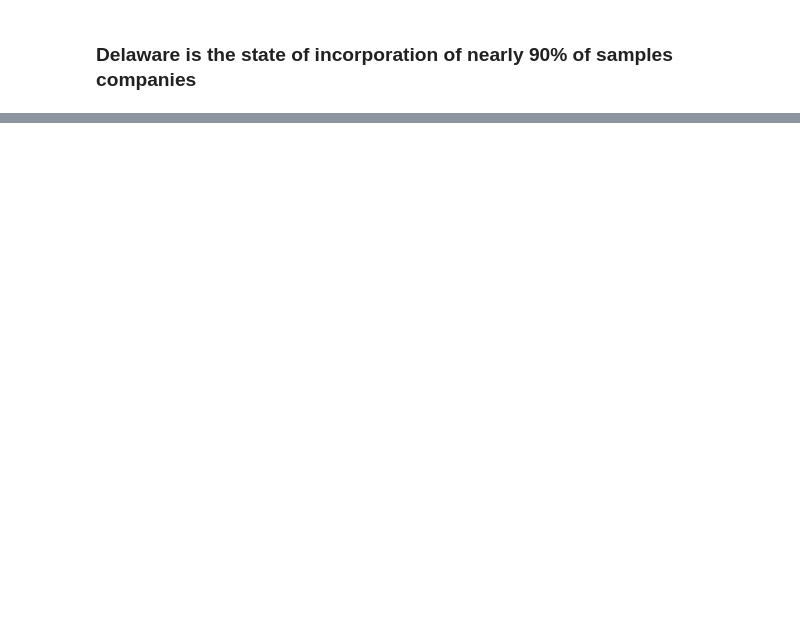
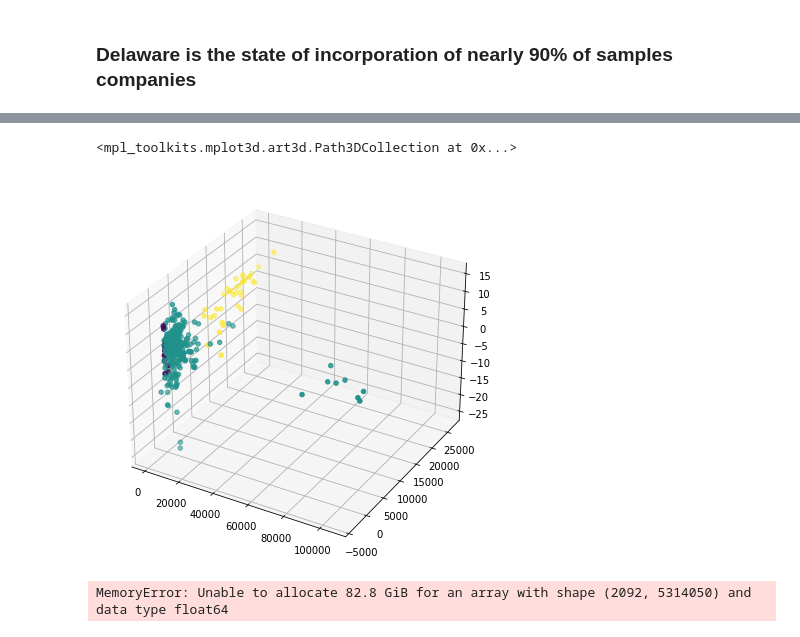
Before and after one commit to rodrigo-palmaka/honors-thesis, a Jupyter notebook: notebooks/EDA.ipynb, the cells around one changed output, grey strips where cells are left out. Saved outputs shown, nothing was run; the diff lists cells and outputs as text; code cells hidden in the pictures; blank space fills up the shorter version.

```diff
--- a/notebooks/EDA.ipynb
+++ b/notebooks/EDA.ipynb
@@ -52,0 +252,14 @@ array(['DE', nan, 'OK', 'PA', 'NJ', 'FL', 'KY'], dtype=object)
+# %%
+fig = plt.figure(figsize = (7,7))
+ax = fig.add_subplot(111,projection='3d')
+
+
+ax.scatter(full['Long-Term Debt - Total'],full['Pretax Income'], full['Earnings Per Share (Basic) - Including Extraordinary Items - 12 Months Moving'], c=full['rating'], cmap=plt.cm.viridis)
+# plt.show()
+# for angle in range(0, 360):
+#     ax.view_init(120, 0)
+#     plt.draw()
+#     plt.pause(.01)
+# %% [output]
+<mpl_toolkits.mplot3d.art3d.Path3DCollection at 0x...>
+[figure, added]
@@ -52,0 +274,49 @@ array(['DE', nan, 'OK', 'PA', 'NJ', 'FL', 'KY'], dtype=object)
+# %%
+h = .02  # step size in the mesh
+
+# we create an instance of SVM and fit out data. We do not scale our
+# data since we want to plot the support vectors
+C = 1.0  # SVM regularization parameter
+svc = svm.SVC(kernel='linear', C=C).fit(x, Y)
+rbf_svc = svm.SVC(kernel='rbf', gamma=0.7, C=C).fit(x, Y)
+poly_svc = svm.SVC(kernel='poly', degree=3, C=C).fit(x, Y)
+lin_svc = svm.LinearSVC(C=C).fit(x, Y)
+
+# create a mesh to plot in
+x_min, x_max = x[:, 0].min() - 1, x[:, 0].max() + 1
+y_min, y_max = x[:, 1].min() - 1, x[:, 1].max() + 1
+xx, yy = np.meshgrid(np.arange(x_min, x_max, h),
+                     np.arange(y_min, y_max, h))
+
+# title for the plots
+titles = ['SVC with linear kernel',
+          'LinearSVC (linear kernel)',
+          'SVC with RBF kernel',
+          'SVC with polynomial (degree 3) kernel']
+
+
+for i, clf in enumerate((svc, lin_svc, rbf_svc, poly_svc)):
+    # Plot the decision boundary. For that, we will assign a color to each
+    # point in the mesh [x_min, x_max]x[y_min, y_max].
+    plt.subplot(2, 2, i + 1)
+    plt.subplots_adjust(wspace=0.4, hspace=0.4)
+
+    Z = clf.predict(np.c_[xx.ravel(), yy.ravel()])
+
+    # Put the result into a color plot
+    Z = Z.reshape(xx.shape)
+    plt.contourf(xx, yy, Z, cmap=plt.cm.coolwarm, alpha=0.8)
+
+    # Plot also the training points
+    plt.scatter(x[:, 0], x[:, 1], c=Y, cmap=plt.cm.coolwarm)
+    plt.xlabel('Sepal length')
+    plt.ylabel('Sepal width')
+    plt.xlim(xx.min(), xx.max())
+    plt.ylim(yy.min(), yy.max())
+    plt.xticks(())
+    plt.yticks(())
+    plt.title(titles[i])
+
+plt.show()
+# %% [output]
+MemoryError: Unable to allocate 82.8 GiB for an array with shape (2092, 5314050) and data type float64
```
Also changed, not shown: parts of 41 cells of this notebook, 29 other files.
